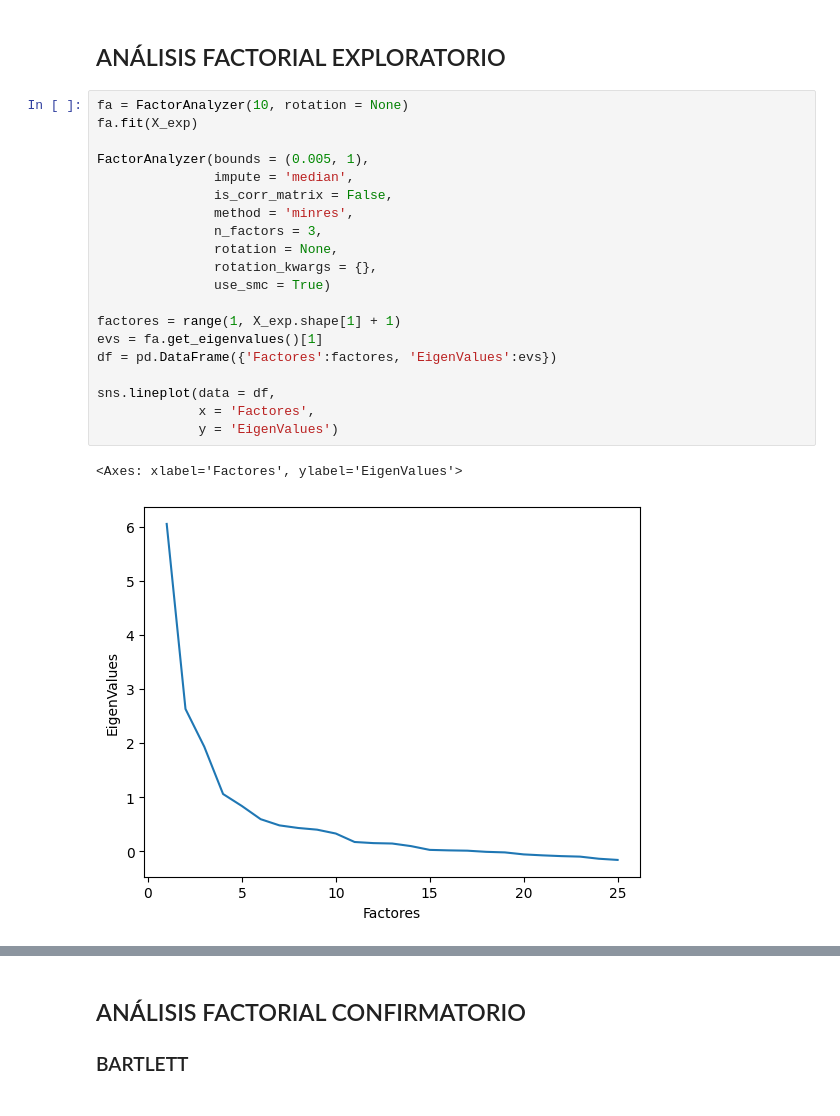
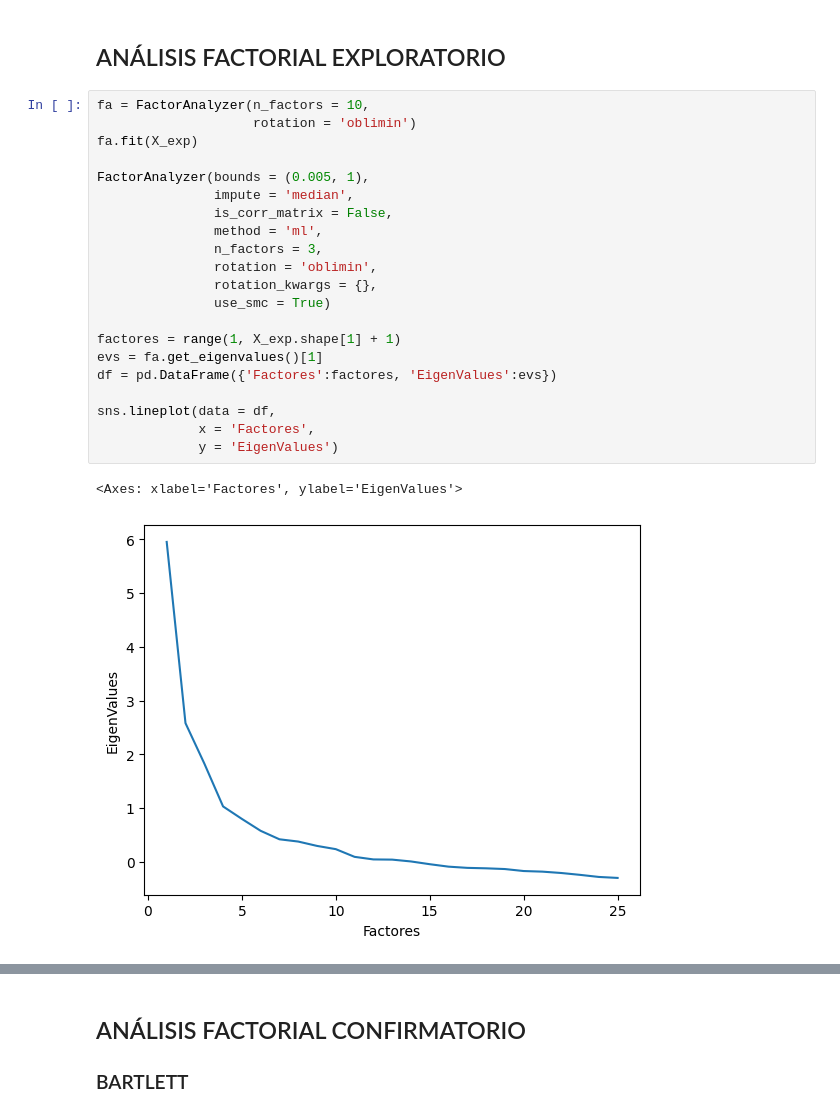
Before and after one commit to jisaaco/everchanging, a Jupyter notebook: factor_analysis_karina.ipynb, the cells around one changed output, grey strips where cells are left out. Cells and saved outputs as stored; diff of their text form.

```diff
--- a/factor_analysis_karina.ipynb
+++ b/factor_analysis_karina.ipynb
@@ -29,25 +29,26 @@ X_con = StandardScaler().fit_transform(easi_con)
 # %% [markdown]
 ## ANÁLISIS FACTORIAL EXPLORATORIO
 # %%
-fa = FactorAnalyzer(10, rotation = None)
+fa = FactorAnalyzer(n_factors = 10,
+                    rotation = 'oblimin')
 fa.fit(X_exp)
 
 FactorAnalyzer(bounds = (0.005, 1),
                impute = 'median',
                is_corr_matrix = False,
-               method = 'minres',
+               method = 'ml',
                n_factors = 3,
-               rotation = None,
+               rotation = 'oblimin',
                rotation_kwargs = {},
                use_smc = True)
 
 factores = range(1, X_exp.shape[1] + 1)
 evs = fa.get_eigenvalues()[1]
 df = pd.DataFrame({'Factores':factores, 'EigenValues':evs})
 
 sns.lineplot(data = df,
              x = 'Factores',
              y = 'EigenValues')
 # %% [output]
 <Axes: xlabel='Factores', ylabel='EigenValues'>
-[figure, old version]
+[figure, new version]
```
Also changed, not shown: parts of 8 cells of this notebook.
